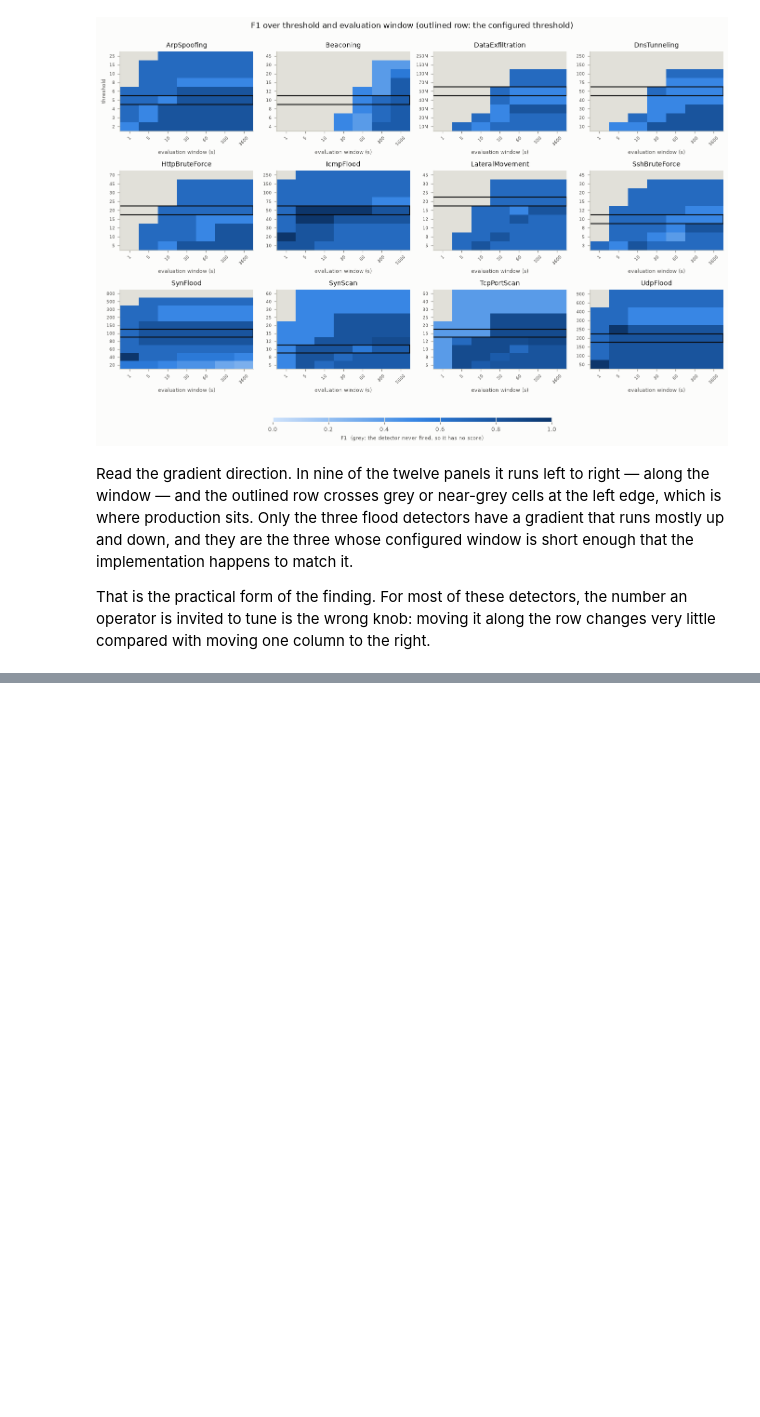
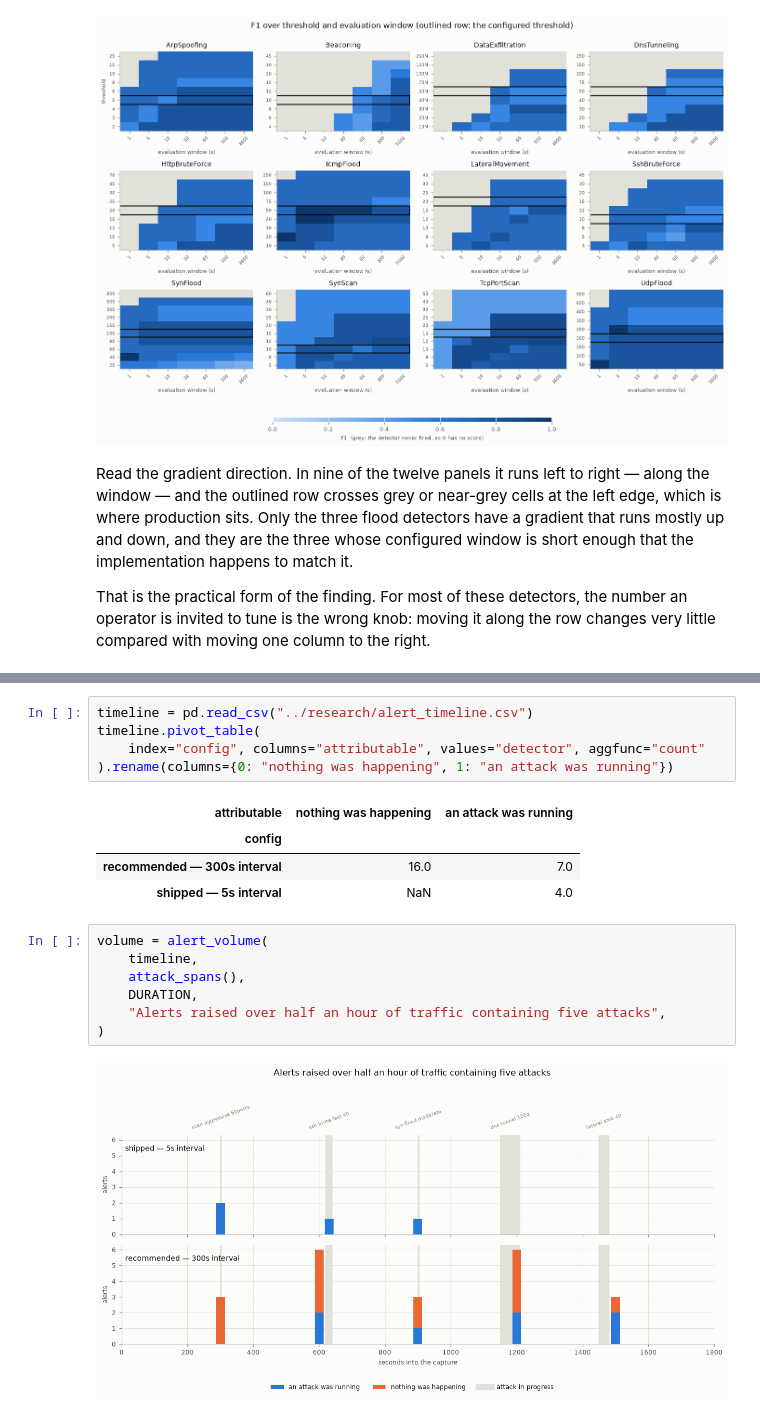
Before and after one commit to YanalSerhan/Network-Intrusion-Detection-System, a Jupyter notebook: notebooks/detection_analysis.ipynb, the cells around one changed output, grey strips where cells are left out. Saved outputs shown, nothing was run; the diff lists cells and outputs as text; blank space fills up the shorter version.

```diff
--- a/notebooks/detection_analysis.ipynb
+++ b/notebooks/detection_analysis.ipynb
@@ -377,0 +425,19 @@ row changes very little compared with moving one column to the right.
+# %%
+timeline = pd.read_csv("../research/alert_timeline.csv")
+timeline.pivot_table(
+    index="config", columns="attributable", values="detector", aggfunc="count"
+).rename(columns={0: "nothing was happening", 1: "an attack was running"})
+# %% [output]
+| attributable | nothing was happening | an attack was running |
+| config |  |  |
+| recommended — 300s interval | 16.0 | 7.0 |
+| shipped — 5s interval | NaN | 4.0 |
+# %%
+volume = alert_volume(
+    timeline,
+    attack_spans(),
+    DURATION,
+    "Alerts raised over half an hour of traffic containing five attacks",
+)
+# %% [output]
+[figure, added]
```
Also changed, not shown: parts of 4 cells of this notebook, 12 other files.
